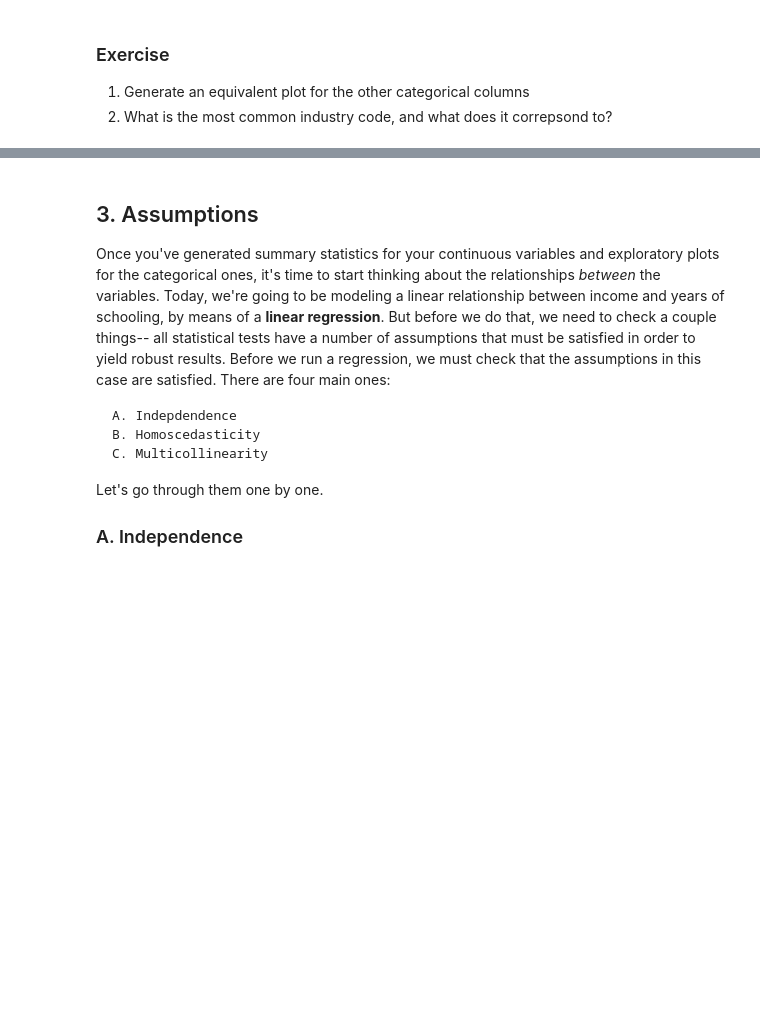
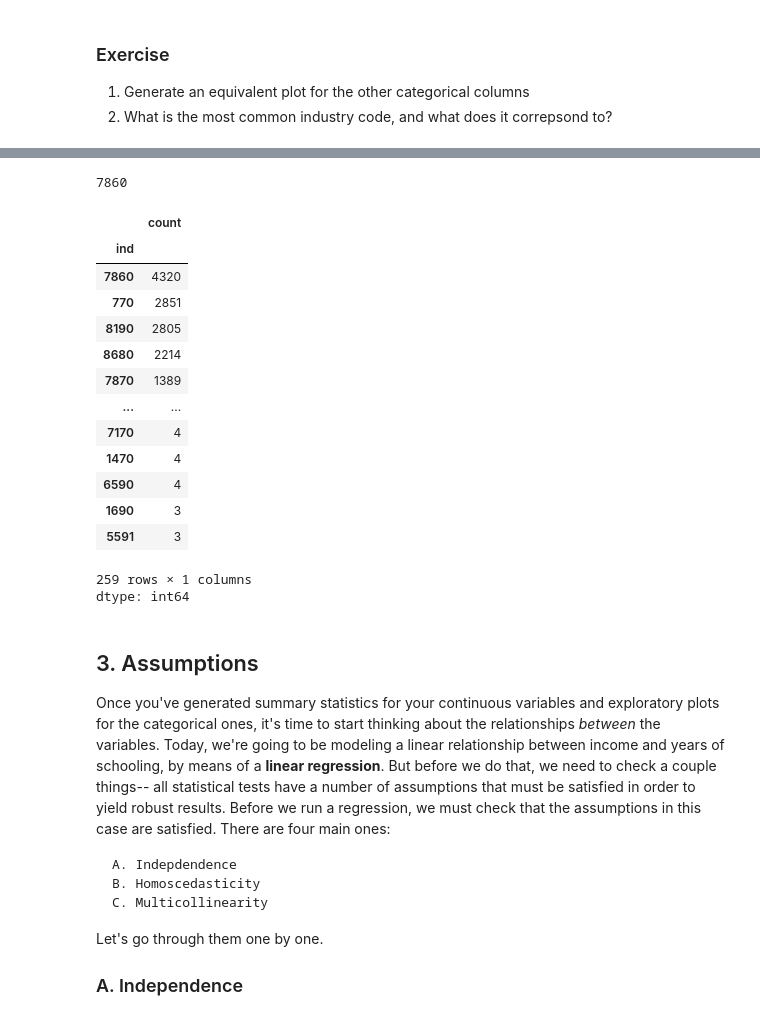
Before and after one commit to emetcalf-vas/QM2, a Jupyter notebook: notebooks/W07_Regression_Distributions_and_Basic_Statistics.ipynb, the cells around one changed output, grey strips where cells are left out. Saved outputs shown, nothing was run; the diff lists cells and outputs as text; code cells hidden in the pictures; blank space fills up the shorter version.

```diff
--- a/notebooks/W07_Regression_Distributions_and_Basic_Statistics.ipynb
+++ b/notebooks/W07_Regression_Distributions_and_Basic_Statistics.ipynb
@@ -165,3 +194,27 @@ plt.show() # show the plot
+# %%
+highest_ind = reg_df.sort_values("ind")
+ind_counts = reg_df['ind'].value_counts()
+print(ind_counts.index[0])
+ind_counts
+
+print("the industry code 7860 has the most count with 4320 and the code is elemtary or secondary education")
+# %% [output]
+7860
+|  | count |
+| ind |  |
+| 7860 | 4320 |
+| 770 | 2851 |
+| 8190 | 2805 |
+| 8680 | 2214 |
+| 7870 | 1389 |
+| ... | ... |
+| 7170 | 4 |
+| 1470 | 4 |
+| 6590 | 4 |
+| 1690 | 3 |
+| 5591 | 3 |
+259 rows × 1 columns
+dtype: int64
 # %% [markdown]
 ## 3. Assumptions
 
```
Also changed, not shown: parts of 15 cells of this notebook.
